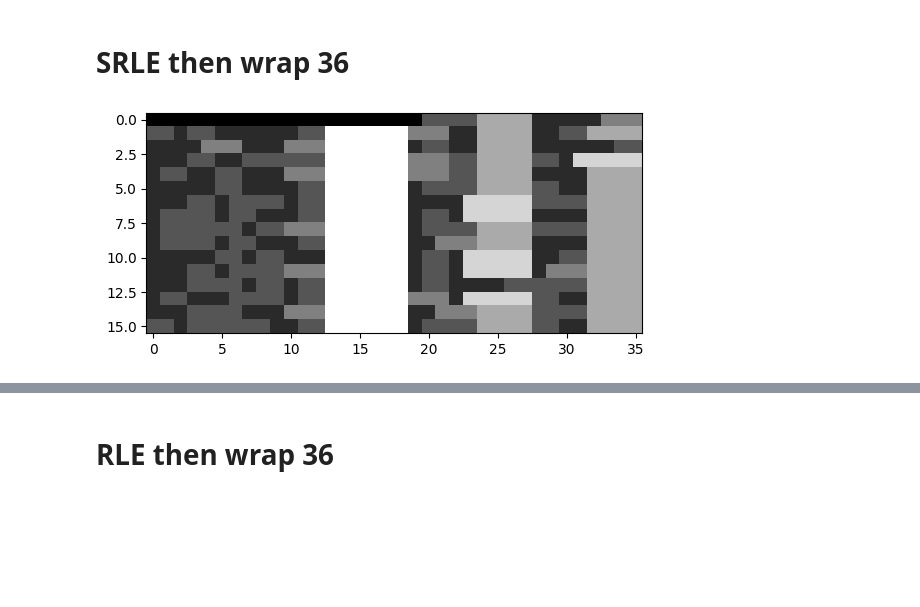
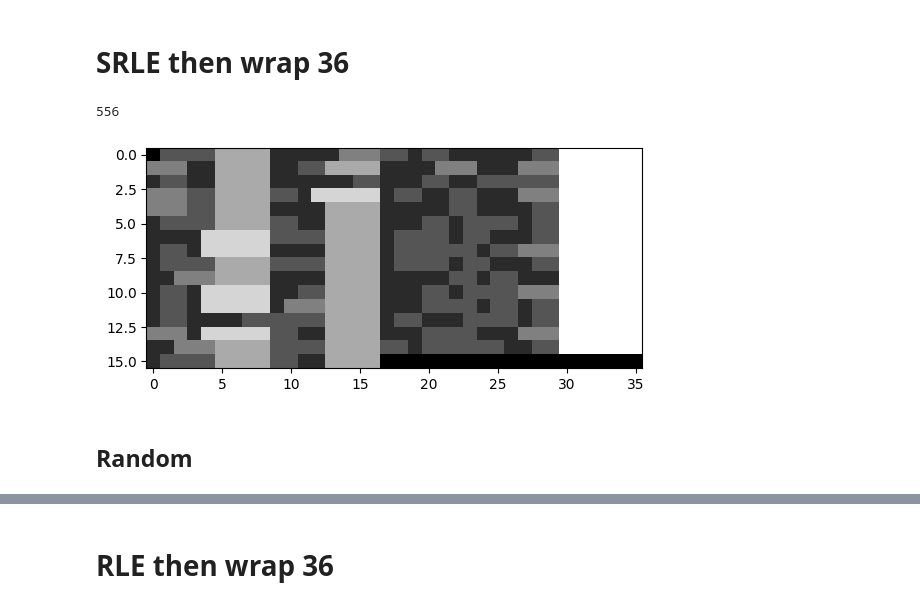
Before and after one commit to tomster12/coding, a Jupyter notebook: general/noita/cessation/test.ipynb, the cells around one changed output, grey strips where cells are left out. Cells and saved outputs as stored; diff of their text form; code cells hidden in the pictures; blank space fills up the shorter version.

```diff
--- a/general/noita/cessation/test.ipynb
+++ b/general/noita/cessation/test.ipynb
@@ -213,15 +217,21 @@ RL decode on SO6 (no reset)
 # %%
 msgs_flat_srle = semi_rl_encode(msgs_flat)
 
+print(len(msgs_flat_srle))
+
 wrap = 36
-im_fsrle_wrap36_0 = "0" * (wrap - (len(msgs_flat_srle) % wrap)) + msgs_flat_srle
+# im_fsrle_wrap36_0 = "0" * (wrap - (len(msgs_flat_srle) % wrap)) + msgs_flat_srle
+im_fsrle_wrap36_0 = "0" + msgs_flat_srle
 im_fsrle_wrap36_1 = [ im_fsrle_wrap36_0[i:i+wrap] for i in range(0, len(im_fsrle_wrap36_0), wrap) ]
 im_fsrle_wrap36 = msgs_to_im(im_fsrle_wrap36_1, fill=0)
 
 plt.imshow(im_fsrle_wrap36, cmap="gray")
 plt.show()
 # %% [output]
+556
-[figure, old version]
+[figure, new version]
+# %% [markdown]
+## Random
 # %%
 # Try it with the random data
 
```
Also changed, not shown: parts of 6 cells of this notebook.
